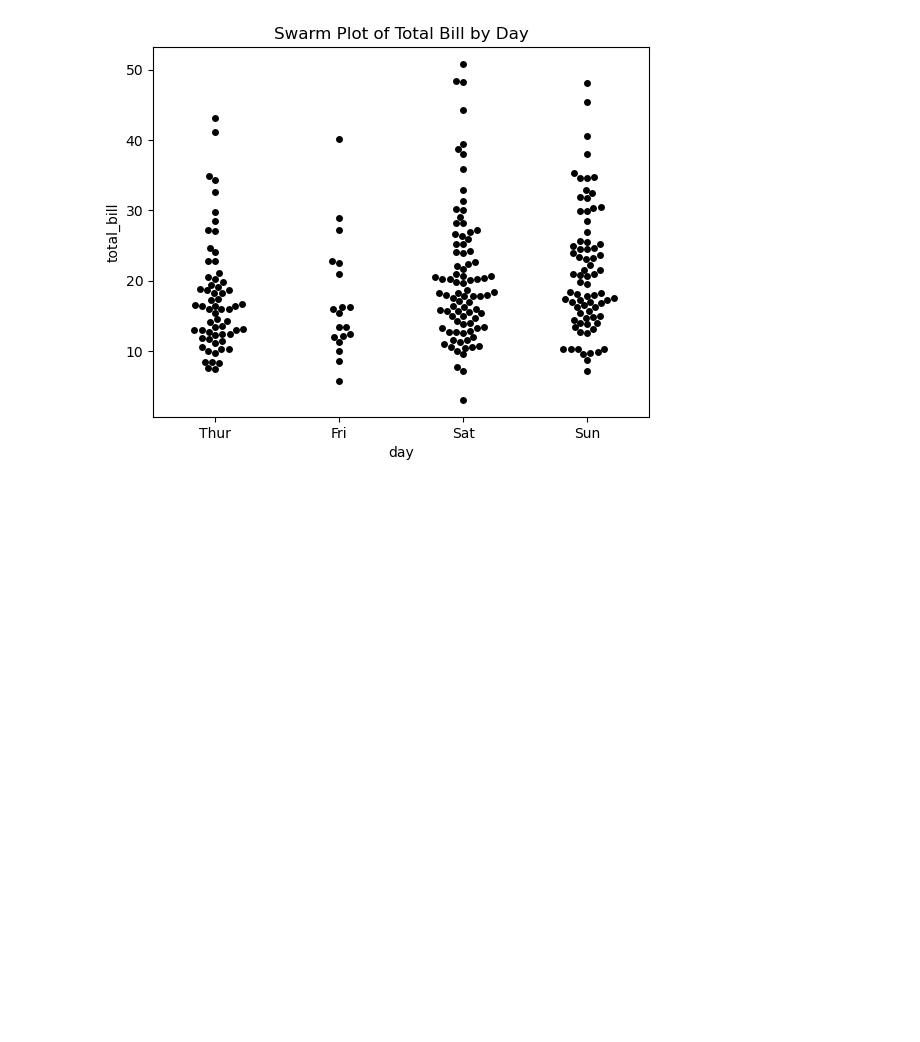
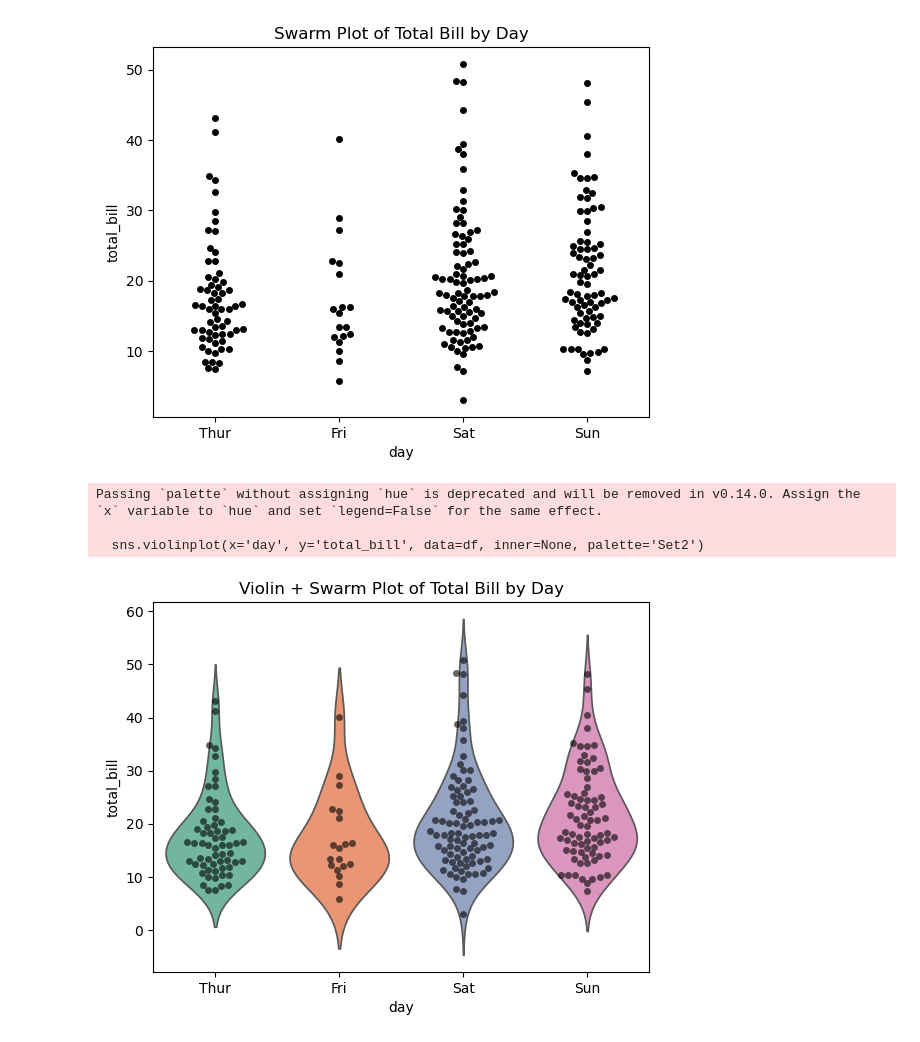
Before and after one commit to EesaYousuf/computer_vision, a Jupyter notebook: Statistical Data Visualization/Load Sample Dataset.ipynb, the cells around one changed output. Cells and saved outputs as stored; diff of their text form; code cells hidden in the pictures; blank space fills up the shorter version.

```diff
--- a/Statistical Data Visualization/Load Sample Dataset.ipynb
+++ b/Statistical Data Visualization/Load Sample Dataset.ipynb
@@ -33,3 +33,13 @@ plt.title('Swarm Plot of Total Bill by Day')
 plt.show()
 # %% [output]
 [figure]
+# %%
+sns.violinplot(x='day', y='total_bill', data=df, inner=None, palette='Set2')
+sns.swarmplot(x='day', y='total_bill', data=df, color='k', alpha=0.6)
+plt.title('Violin + Swarm Plot of Total Bill by Day')
+plt.show()
+# %% [output]
+Passing `palette` without assigning `hue` is deprecated and will be removed in v0.14.0. Assign the `x` variable to `hue` and set `legend=False` for the same effect.
+
+  sns.violinplot(x='day', y='total_bill', data=df, inner=None, palette='Set2')
+[figure, added]
```
